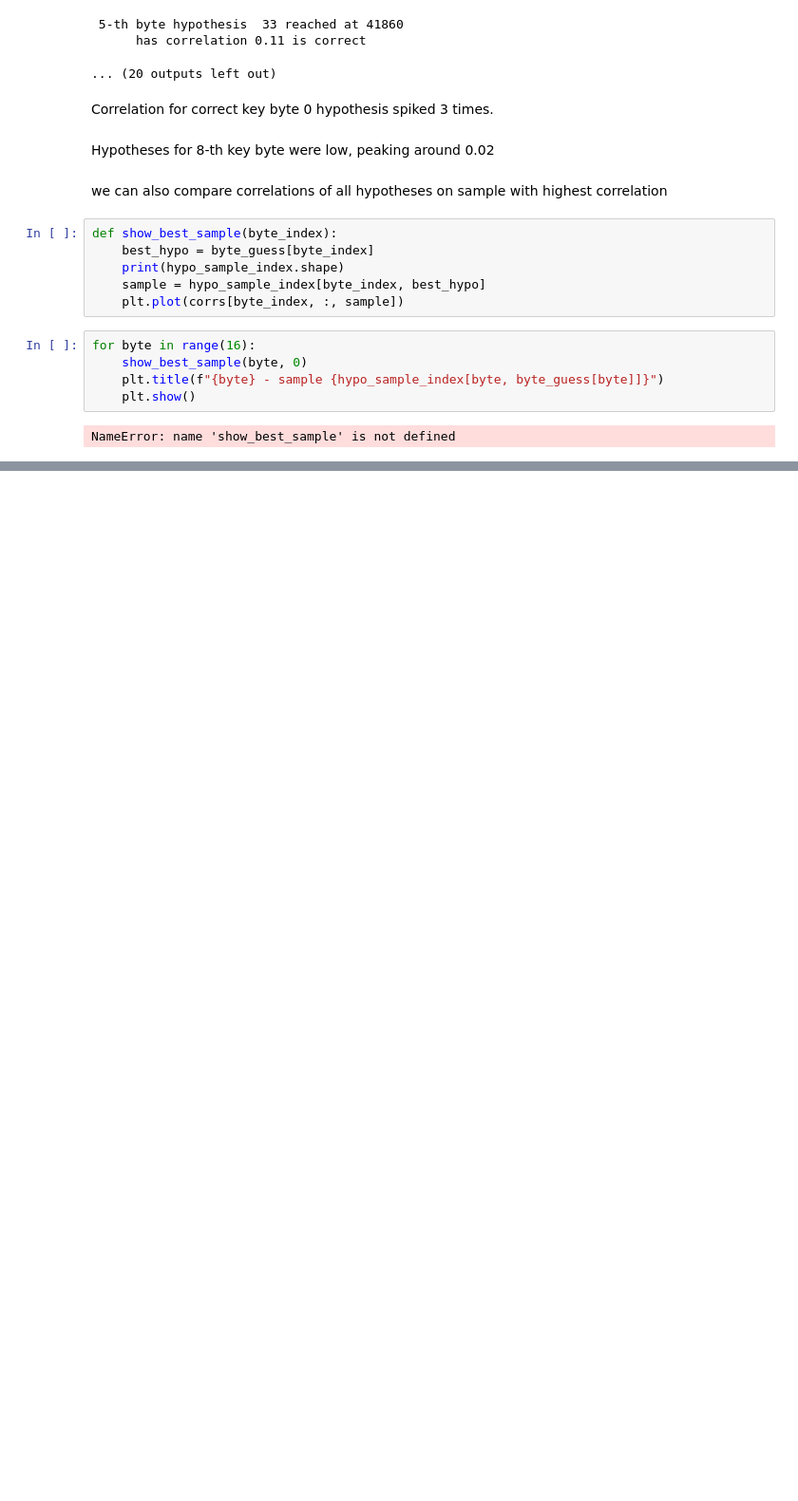
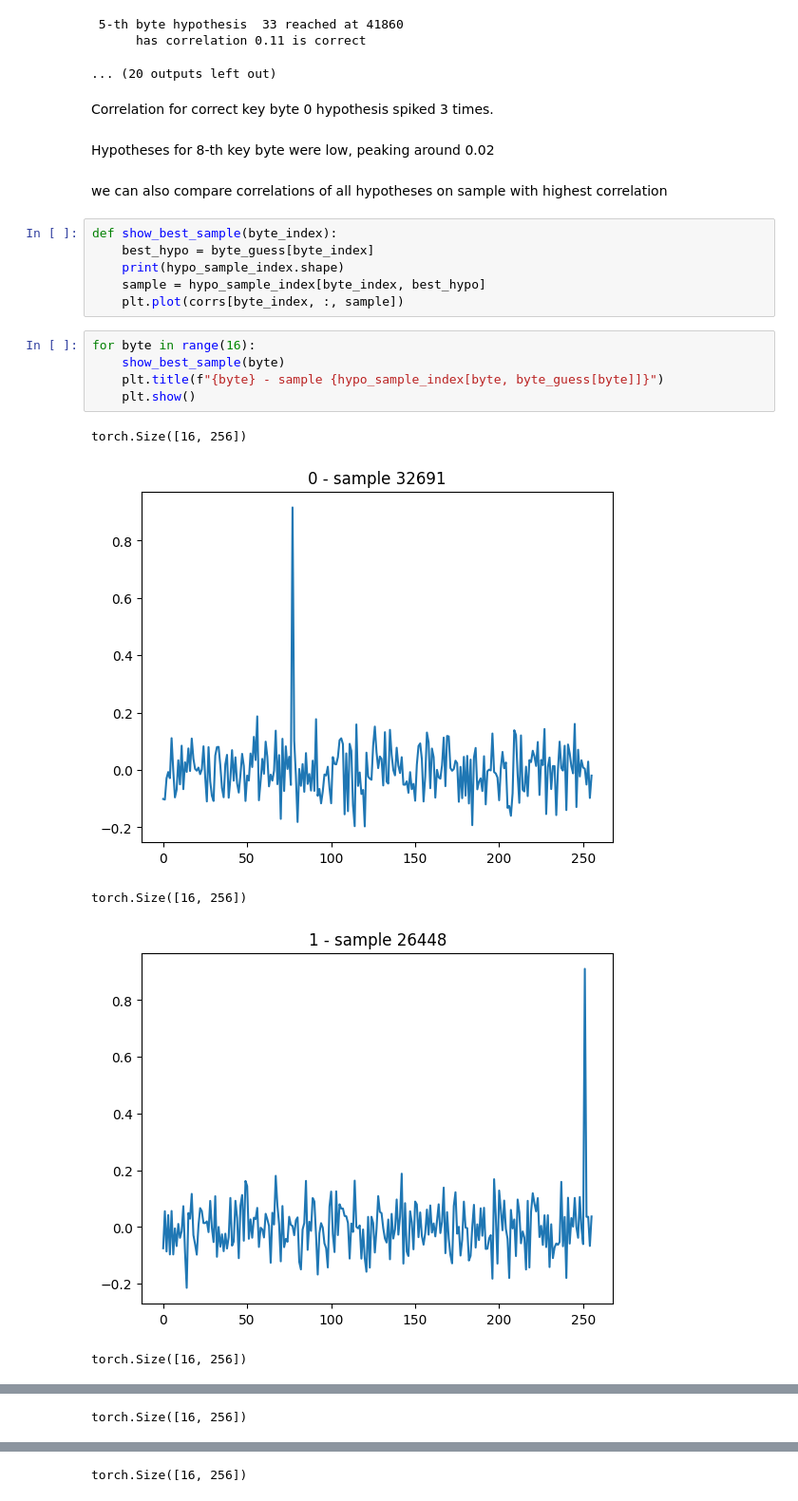
Before and after one commit to paba16/CPA-public-datasets, a Jupyter notebook: ascad.ipynb, the cells around one changed output, grey strips where cells are left out. Shown at 95% size. Drawn from its saved outputs; the diff is of its cells as text; blank space fills up the shorter version.

```diff
--- a/ascad.ipynb
+++ b/ascad.ipynb
@@ -246,8 +246,12 @@ def show_best_sample(byte_index):
     plt.plot(corrs[byte_index, :, sample])
 # %%
 for byte in range(16):
-    show_best_sample(byte, 0)
+    show_best_sample(byte)
     plt.title(f"{byte} - sample {hypo_sample_index[byte, byte_guess[byte]]}")
     plt.show()
 # %% [output]
-NameError: name 'show_best_sample' is not defined
+torch.Size([16, 256])
+[figure, added]
+torch.Size([16, 256])
+[figure, added]
+torch.Size([16, 256])
@@ -253,0 +259 @@ NameError: name 'show_best_sample' is not defined
+torch.Size([16, 256])
@@ -253,0 +261 @@ NameError: name 'show_best_sample' is not defined
+torch.Size([16, 256])
```
Also changed, not shown: parts of 1 cell of this notebook.
